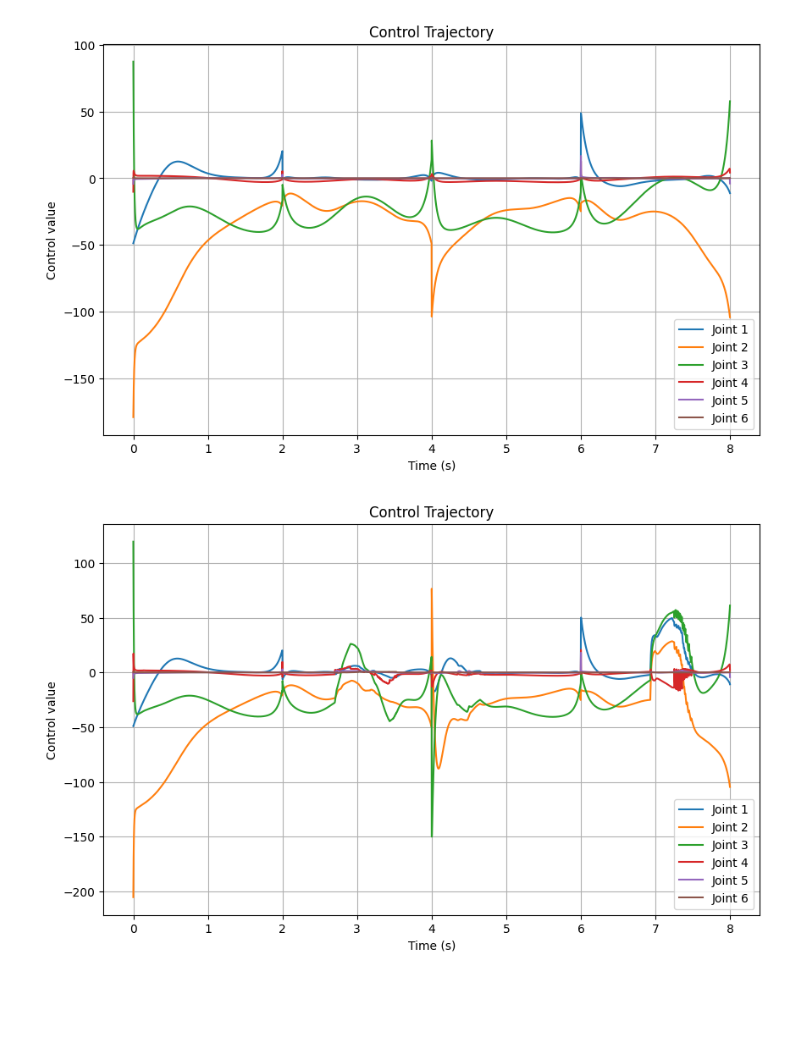
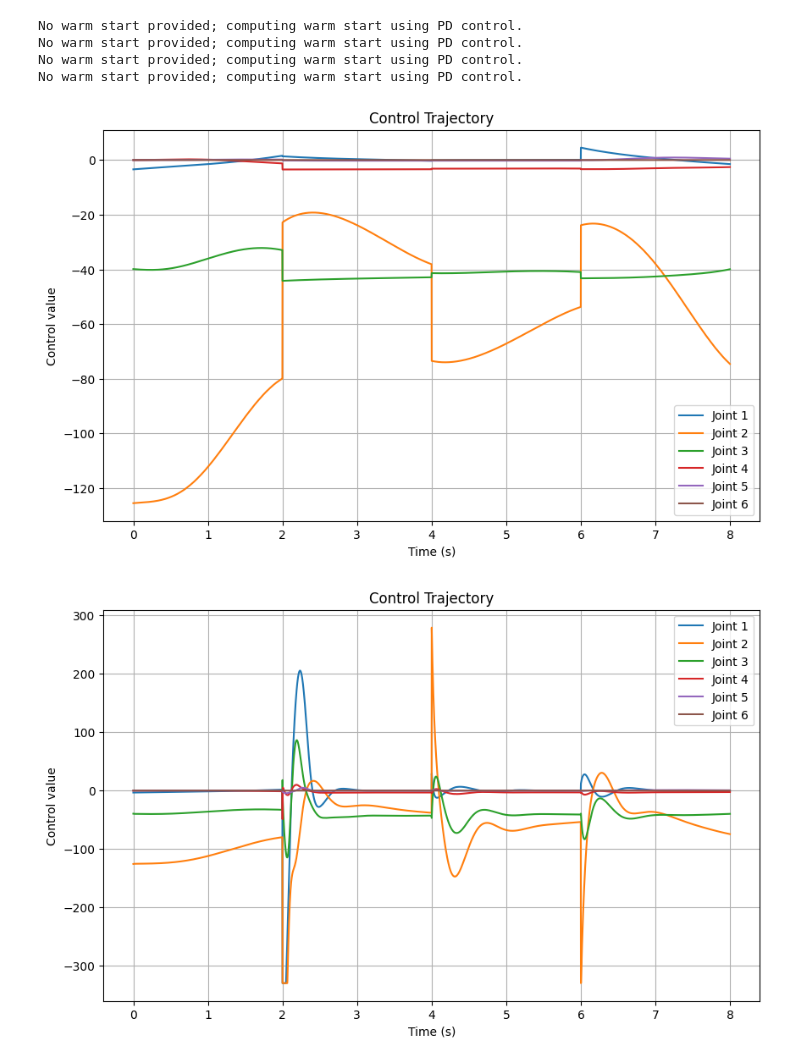
Before and after one commit to Krasa35/optimal, a Jupyter notebook: examples/300_Optuna_joint.ipynb, the cells around one changed output. Cells and saved outputs as stored; diff of their text form; code cells hidden in the pictures; blank space fills up the shorter version.

```diff
--- a/examples/300_Optuna_joint.ipynb
+++ b/examples/300_Optuna_joint.ipynb
@@ -51,2 +58,20 @@ def objective(trial, DT, start, target):
 
     return metric_score
+# %%
+import optuna
+optuna.logging.set_verbosity(optuna.logging.WARNING)
+
+DT = robot_mj_model.model.opt.timestep
+path = [robot_pin_model.current_q(),
+     np.array([-1.8, -1.8, 1.8, -1.8, -1.8, 1.8]),
+     np.array([-1.8, -1.2, 1.5, -1.8, -1.8, 1.8]),
+     np.array([-1.8, -1.8, 1.8, -1.8, -1.8, 1.8]),
+     np.array([0.4, -0.4, 1.5, -0.8, 1.5, 0.5])]
+
+params = []
+start = path[:-1]
+target = path[1:]
+study = optuna.create_study(direction="minimize")
+study.optimize(lambda trial: objective(trial, DT, start, target), n_trials=1000, show_progress_bar=True)
+print("Best parameters:", study.best_params)
+params = [study.best_params for _ in range(len(start))]
@@ -107,34 +134,41 @@ robot_pin_model = RobotPinocchioModel(type.urdf_path, type.list_of_joints)
 
 DT = robot_mj_model.model.opt.timestep
 path = [robot_pin_model.current_q(),
      np.array([-1.8, -1.8, 1.8, -1.8, -1.8, 1.8]),
      np.array([-1.8, -1.2, 1.5, -1.8, -1.8, 1.8]),
      np.array([-1.8, -1.8, 1.8, -1.8, -1.8, 1.8]),
      np.array([0.4, -0.4, 1.5, -0.8, 1.5, 0.5])]
 controller = RobotController(robot_pin_model)
 xs, us = [], []
 v_start = np.zeros(len(robot_pin_model.v_indices))
 for i in range(len(path) - 1):
     start = np.concatenate([path[i], v_start])
     target = np.concatenate([path[i+1], np.zeros(len(robot_pin_model.v_indices))])
     t_xs, t_us = controller.compute_control(x_start=start,
                                         x_goal=target,
                                         T=1000, DT=DT, kp=type.kp, kd=type.kd,
-                                        option="crocoddyl",
+                                        option="crocoddyl_advanced",
                                         track_weight=params[i]['track_weight'],
                                         ctrl_weight=params[i]['ctrl_weight'],
-                                        terminal_weight=params[i]['terminal_weight'])
+                                        terminal_pose_weight=params[i]['terminal_pose_weight'],
+                                        v_weight=params[i]['v_weight'],
+                                        acc_weight=params[i]['acc_weight'])
     xs.extend(t_xs)
     us.extend(t_us)
     v_start = xs[-1][len(robot_pin_model.q_indices):]  # Update v_start for the next segment
 
 # xs_real, us_real = robot_mj_model.visualize("control", us=us, dt=DT, hold=False)
 # robot_mj_model.plot_error(xs_real, path[1:], segment_lengths=[1000]*len(path), dt=DT)
 # robot_mj_model.reset()
 xs_real, us_real = robot_mj_model.visualize("control", us=us, xs=xs, kp=type.kp, kd=type.kd, dt=DT, hold=False)
+# xs_real, us_real = robot_mj_model.visualize("control", us=us, dt=DT, hold=False)
 robot_mj_model.plot_controls(us, dt=DT)
 robot_mj_model.plot_controls(us_real, dt=DT)
 robot_mj_model.plot_error(xs_real, path[1:], segment_lengths=[1000]*len(path), dt=DT)
 # %% [output]
+No warm start provided; computing warm start using PD control.
+No warm start provided; computing warm start using PD control.
+No warm start provided; computing warm start using PD control.
+No warm start provided; computing warm start using PD control.
-[figure, old version]
+[figure, new version]
-[figure, old version]
+[figure, new version]
```
Also changed, not shown: parts of 5 cells of this notebook, 4 other files.
